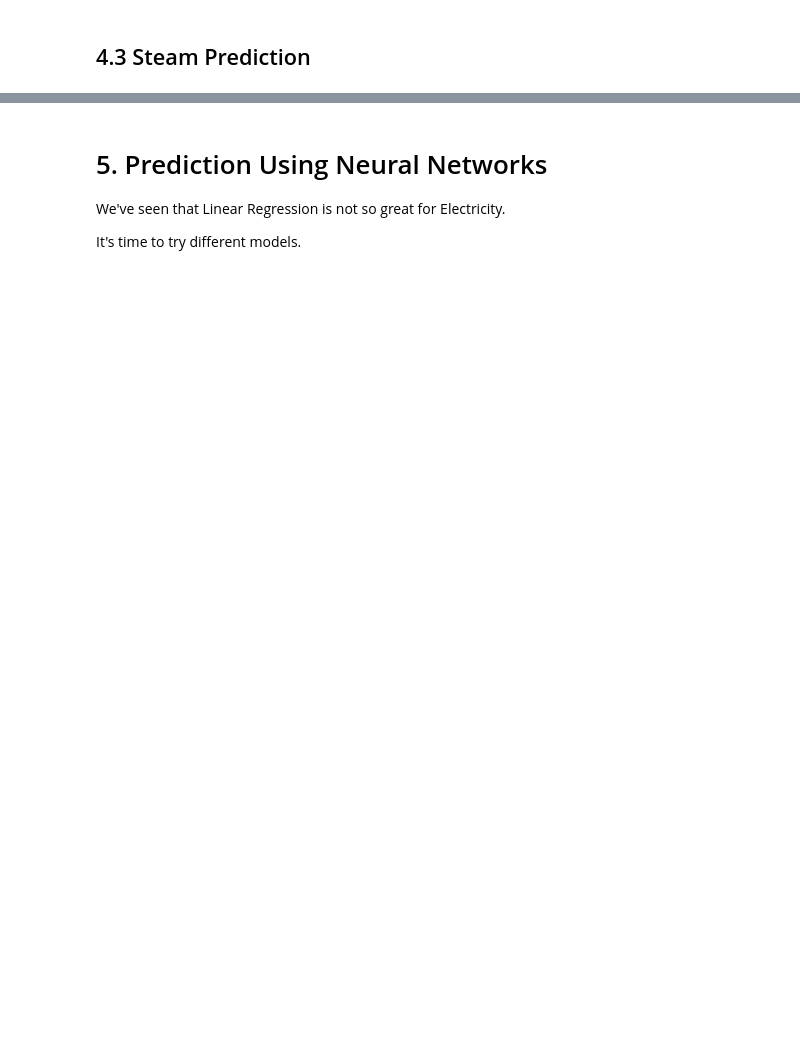
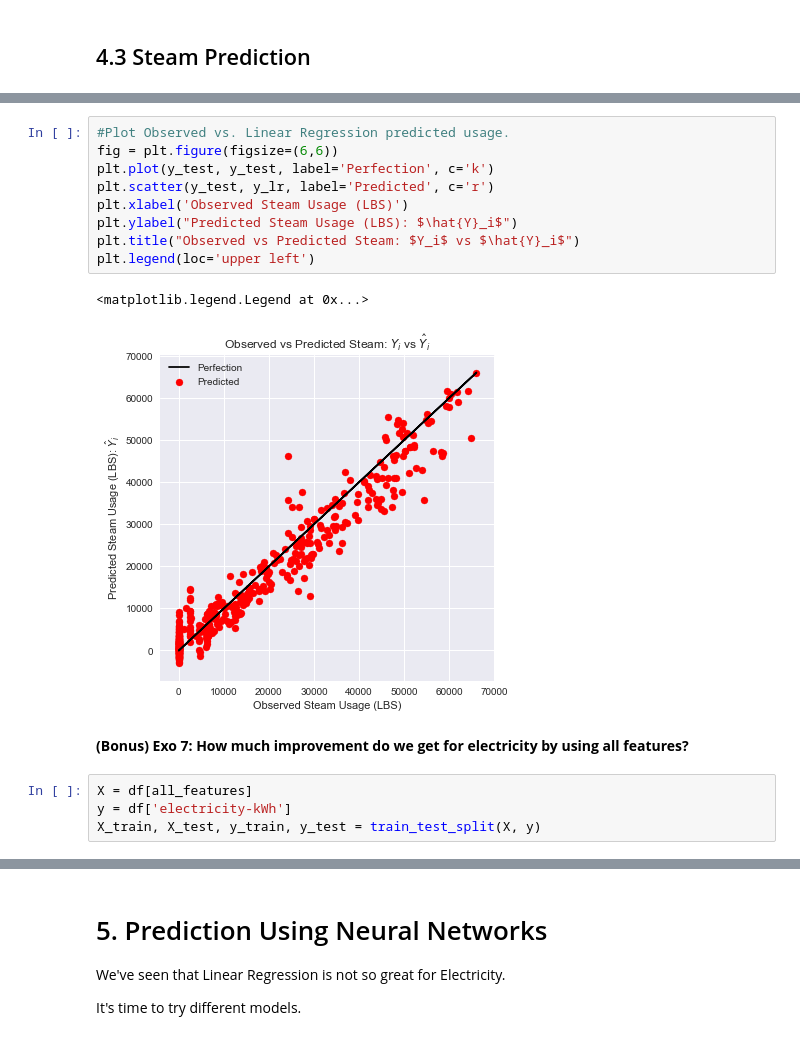
Before and after one commit to louisguitton/ifp-class-ml, a Jupyter notebook: part3/Building Energy Demand Prediction.ipynb, the cells around one changed output, grey strips where cells are left out. Cells and saved outputs as stored; diff of their text form; blank space fills up the shorter version.

```diff
--- a/part3/Building Energy Demand Prediction.ipynb
+++ b/part3/Building Energy Demand Prediction.ipynb
@@ -219,0 +351,18 @@ plt.legend(loc='upper left')
+# %%
+#Plot Observed vs. Linear Regression predicted usage.
+fig = plt.figure(figsize=(6,6))
+plt.plot(y_test, y_test, label='Perfection', c='k')
+plt.scatter(y_test, y_lr, label='Predicted', c='r')
+plt.xlabel('Observed Steam Usage (LBS)')
+plt.ylabel("Predicted Steam Usage (LBS): $\hat{Y}_i$")
+plt.title("Observed vs Predicted Steam: $Y_i$ vs $\hat{Y}_i$")
+plt.legend(loc='upper left')
+# %% [output]
+<matplotlib.legend.Legend at 0x...>
+[figure, added]
+# %% [markdown]
+**(Bonus) Exo 7: How much improvement do we get for electricity by using all features?**
+# %%
+X = df[all_features]
+y = df['electricity-kWh']
+X_train, X_test, y_train, y_test = train_test_split(X, y)
```
Also changed, not shown: parts of 39 cells of this notebook, 3 other files.
